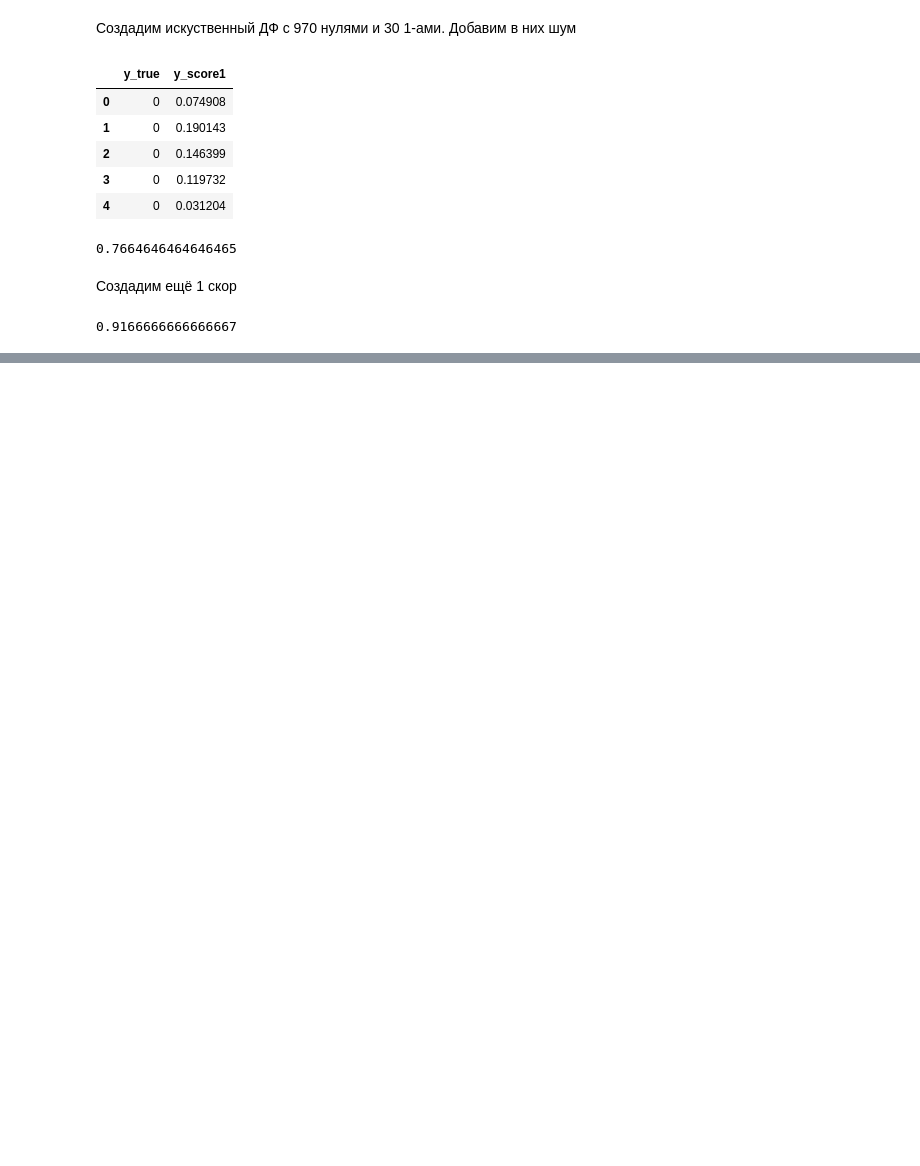
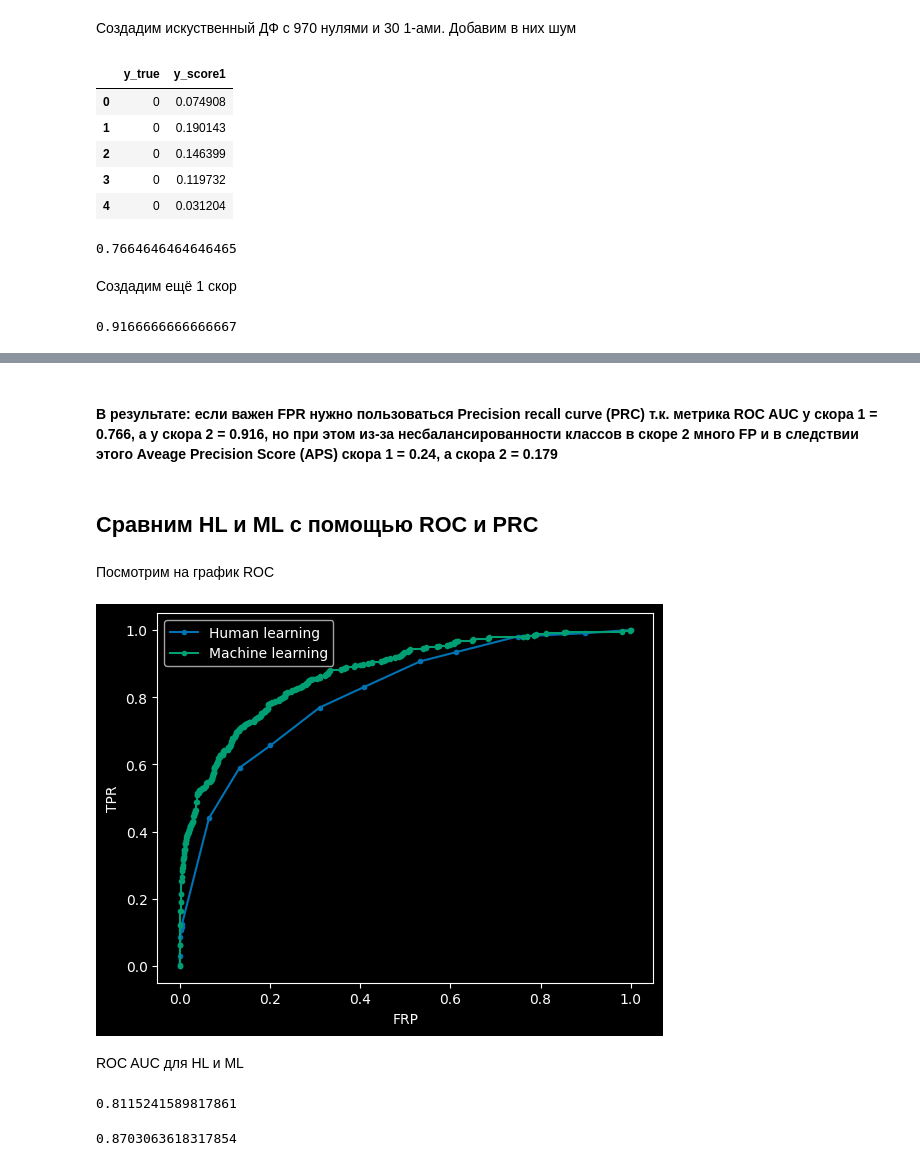
Before and after one commit to Zetis659/Data_Science_GM, a Jupyter notebook: 8.Classification_metrics/Classification_metrics.ipynb, the cells around one changed output, grey strips where cells are left out. Cells and saved outputs as stored; diff of their text form; code cells hidden in the pictures; blank space fills up the shorter version.

```diff
--- a/8.Classification_metrics/Classification_metrics.ipynb
+++ b/8.Classification_metrics/Classification_metrics.ipynb
@@ -716,0 +757,32 @@ roc_auc_score(t.y_true, t.y_score2)
+# %% [markdown]
+#### В результате: если важен FPR нужно пользоваться Precision recall curve (PRC) т.к. метрика ROC AUC у скора 1 = 0.766, а у скора 2 = 0.916, но при этом из-за несбалансированности классов в скоре 2 много FP и в следствии этого Aveage Precision Score (APS) скора 1 = 0.24, а скора 2 = 0.179
+# %% [markdown]
+## Сравним HL и ML с помощью ROC и PRC
+# %% [markdown]
+Посмотрим на график ROC
+# %%
+# calculate model precision-recall curve
+fpr1, tpr1, _ = roc_curve(test.Exited, test.score_prod_age)
+fpr2, tpr2, _ = roc_curve(test.Exited, test.score_catboost)
+# plot the model precision-recall curve
+pyplot.plot(fpr1, tpr1,marker='.', label='Human learning')
+pyplot.plot(fpr2, tpr2, marker='.', label='Machine learning')
+# axis labels
+pyplot.xlabel('FRP')
+pyplot.ylabel('TPR')
+# show the legend
+pyplot.legend()
+# show the plot
+pyplot.show()
+# %% [output]
+[figure, added]
+# %% [markdown]
+ROC AUC для HL и ML
+# %%
+roc_auc_score(test.Exited, test.score_prod_age)
+# %% [output]
+0.8115241589817861
+# %%
+roc_auc_score(test.Exited, test.score_catboost)
+# %% [output]
+0.8703063618317854
```
Also changed, not shown: parts of 44 cells of this notebook, 6 other files.
